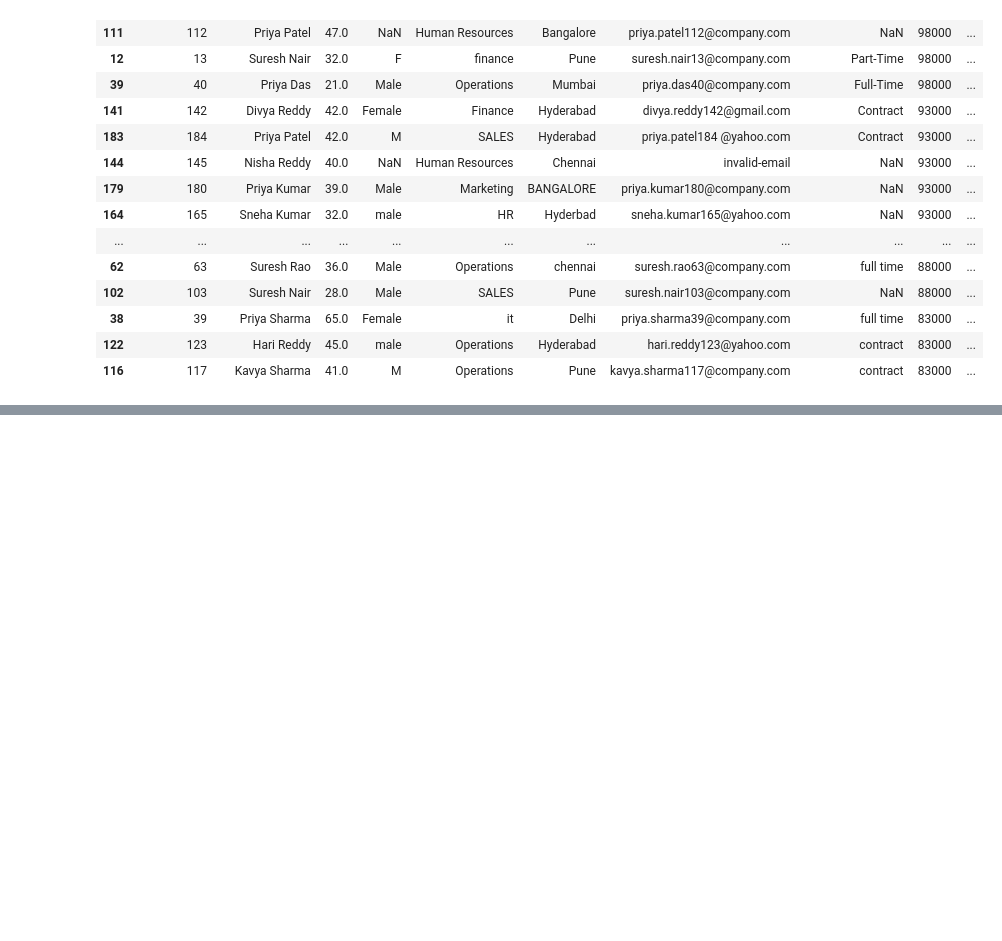
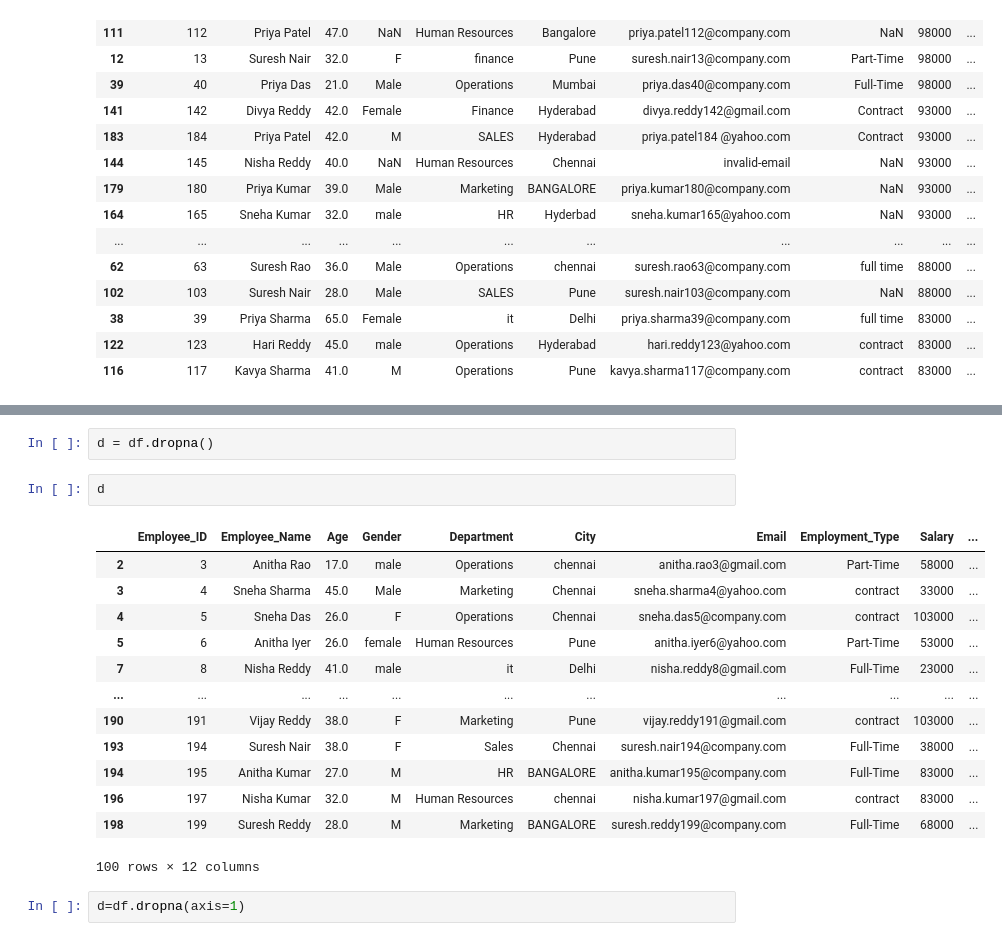
Before and after one commit to Lathika14/Python_JupyterNote, a Jupyter notebook: ETL_PyThon/Pandas.ipynb, the cells around one changed output, grey strips where cells are left out. Saved outputs shown, nothing was run; the diff lists cells and outputs as text; blank space fills up the shorter version.

```diff
--- a/ETL_PyThon/Pandas.ipynb
+++ b/ETL_PyThon/Pandas.ipynb
@@ -479,0 +531,20 @@ file.sort_values(['Salary','Age'],ascending=False).head(20)
+# %%
+d = df.dropna()
+# %%
+d
+# %% [output]
+|  | Employee_ID | Employee_Name | Age | Gender | Department | City | Email | Employment_Type | Salary | ... |
+| 2 | 3 | Anitha Rao | 17.0 | male | Operations | chennai | anitha.rao3@gmail.com | Part-Time | 58000 | ... |
+| 3 | 4 | Sneha Sharma | 45.0 | Male | Marketing | Chennai | sneha.sharma4@yahoo.com | contract | 33000 | ... |
+| 4 | 5 | Sneha Das | 26.0 | F | Operations | Chennai | sneha.das5@company.com | contract | 103000 | ... |
+| 5 | 6 | Anitha Iyer | 26.0 | female | Human Resources | Pune | anitha.iyer6@yahoo.com | Part-Time | 53000 | ... |
+| 7 | 8 | Nisha Reddy | 41.0 | male | it | Delhi | nisha.reddy8@gmail.com | Full-Time | 23000 | ... |
+| ... | ... | ... | ... | ... | ... | ... | ... | ... | ... | ... |
+| 190 | 191 | Vijay Reddy | 38.0 | F | Marketing | Pune | vijay.reddy191@gmail.com | contract | 103000 | ... |
+| 193 | 194 | Suresh Nair | 38.0 | F | Sales | Chennai | suresh.nair194@company.com | Full-Time | 38000 | ... |
+| 194 | 195 | Anitha Kumar | 27.0 | M | HR | BANGALORE | anitha.kumar195@company.com | Full-Time | 83000 | ... |
+| 196 | 197 | Nisha Kumar | 32.0 | M | Human Resources | chennai | nisha.kumar197@gmail.com | contract | 83000 | ... |
+| 198 | 199 | Suresh Reddy | 28.0 | M | Marketing | BANGALORE | suresh.reddy199@company.com | Full-Time | 68000 | ... |
+100 rows × 12 columns
+# %%
+d=df.dropna(axis=1)
```
Also changed, not shown: parts of 53 cells of this notebook, 16 other files.
